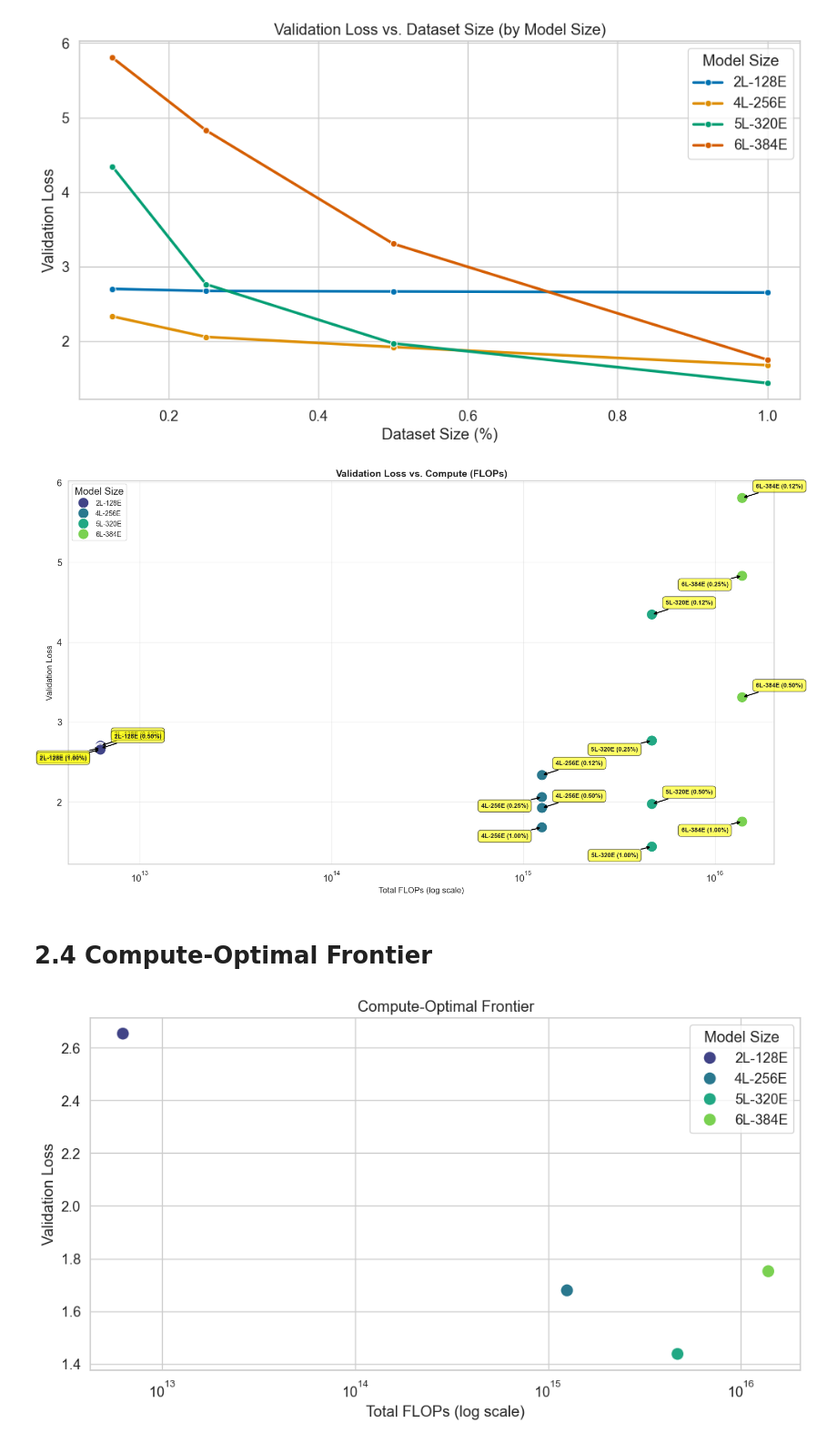
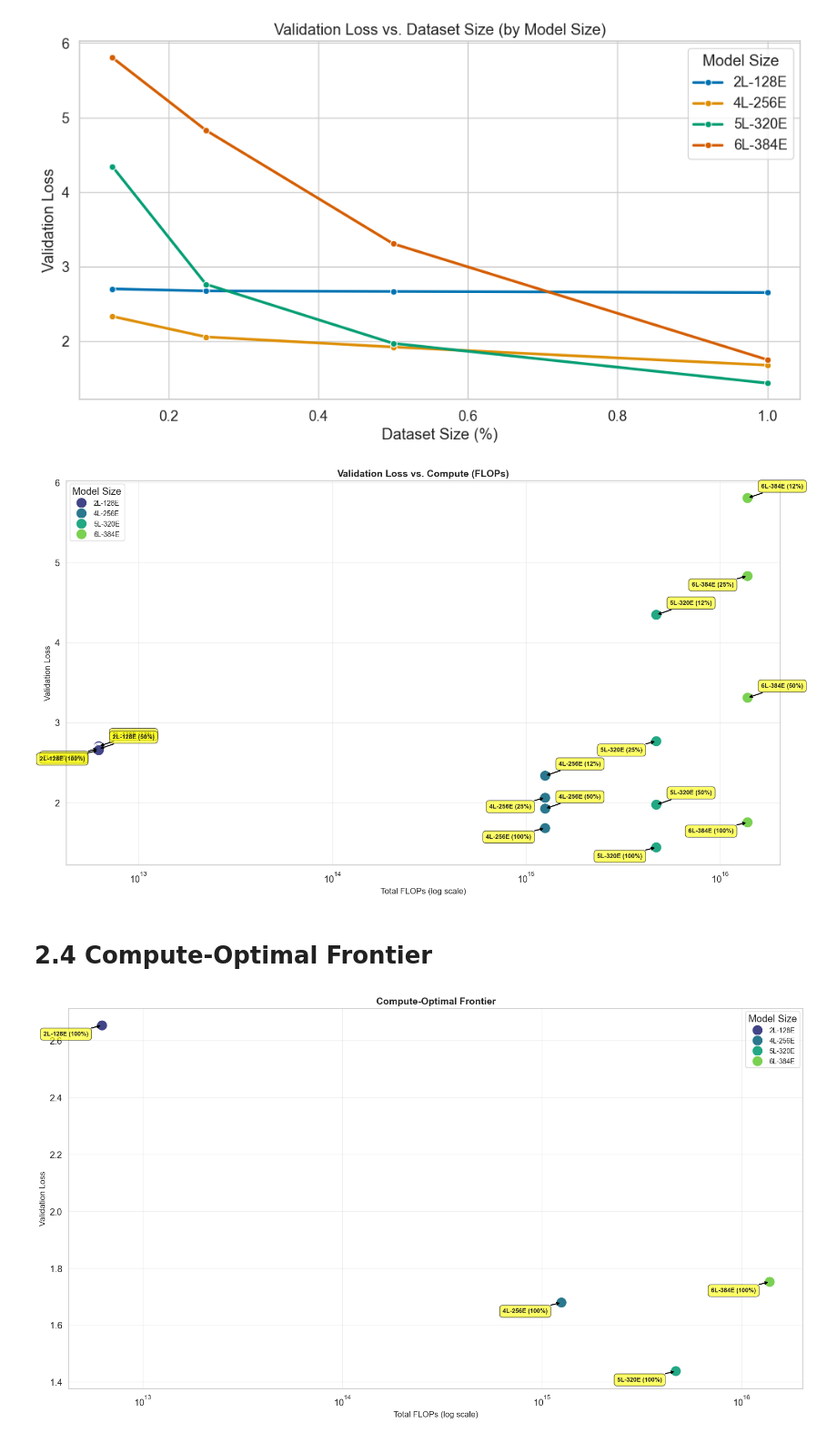
Before and after one commit to MeinChef/advanced-nlp-17, a Jupyter notebook: part_1_vis_Scaling_Laws.ipynb, the cells around one changed output. Shown at 91% size. Drawn from its saved outputs; the diff is of its cells as text; code cells hidden in the pictures.

```diff
--- a/part_1_vis_Scaling_Laws.ipynb
+++ b/part_1_vis_Scaling_Laws.ipynb
@@ -164,7 +164,7 @@ sns.scatterplot(data=df_scaling, x="flops", y="val_loss", hue="model_size", s=25
 
 # Add labels with arrows pointing to each point
 for idx, row in df_scaling.iterrows():
-    label = f"{row['model_size']} ({row['dataset_size']:.2f}%)"
+    label = f"{row['model_size']} ({(row['dataset_size']*100):.0f}%)"
 
     # Alternate label positions to reduce overlaps
     if idx % 2 == 0:
@@ -193,7 +193,7 @@ plt.legend(title="Model Size", loc='best', fontsize=10)
 plt.tight_layout()
 plt.show()
 # %% [output]
-[figure, old version]
+[figure, new version]
 # %% [markdown]
 # 2.4 Compute-Optimal Frontier
 # %%
@@ -203,33 +203,33 @@ sns.scatterplot(data=optimal, x="flops", y="val_loss", hue="model_size", s=250,
 
 # Add labels with arrows pointing to each point
 for idx, row in optimal.iterrows():
-    label = f"{row['model_size']} ({row['dataset_size']:.2f}%)"
+    label = f"{row['model_size']} ({(row['dataset_size']*100):.0f}%)"
 
     # Alternate label positions to reduce overlaps
     if idx % 2 == 0:
         offset = (20, 15)
         ha = 'left'
     else:
         offset = (-20, -15)
         ha = 'right'
 
     plt.annotate(label,
                 xy=(row['flops'], row['val_loss']),
                 xytext=offset,
                 textcoords='offset points',
                 fontsize=9,
                 fontweight='bold',
                 ha=ha,
                 bbox=dict(boxstyle='round,pad=0.5', facecolor='yellow', alpha=0.6, edgecolor='black', linewidth=1),
                 arrowprops=dict(arrowstyle='->', color='black', lw=1.5, connectionstyle='arc3,rad=0'))
 
 plt.xscale('log')
 plt.title("Compute-Optimal Frontier", fontsize=14, fontweight='bold')
 plt.ylabel("Validation Loss", fontsize=12)
 plt.xlabel("Total FLOPs (log scale)", fontsize=12)
 plt.grid(True, alpha=0.3)
 plt.legend(title="Model Size", loc='best', fontsize=10)
 plt.tight_layout()
 plt.show()
 # %% [output]
-[figure, old version]
+[figure, new version]
```
Also changed, not shown: 2 other files.
